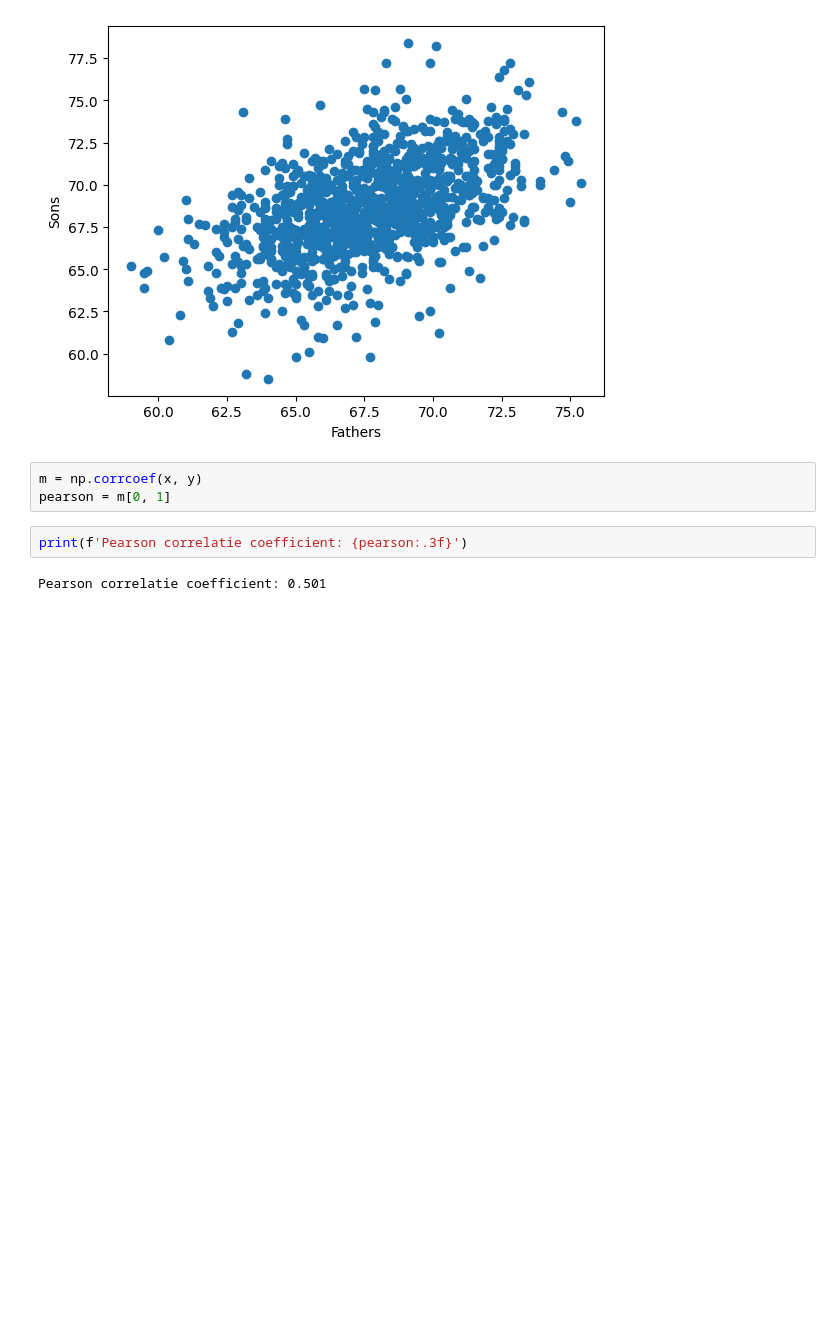
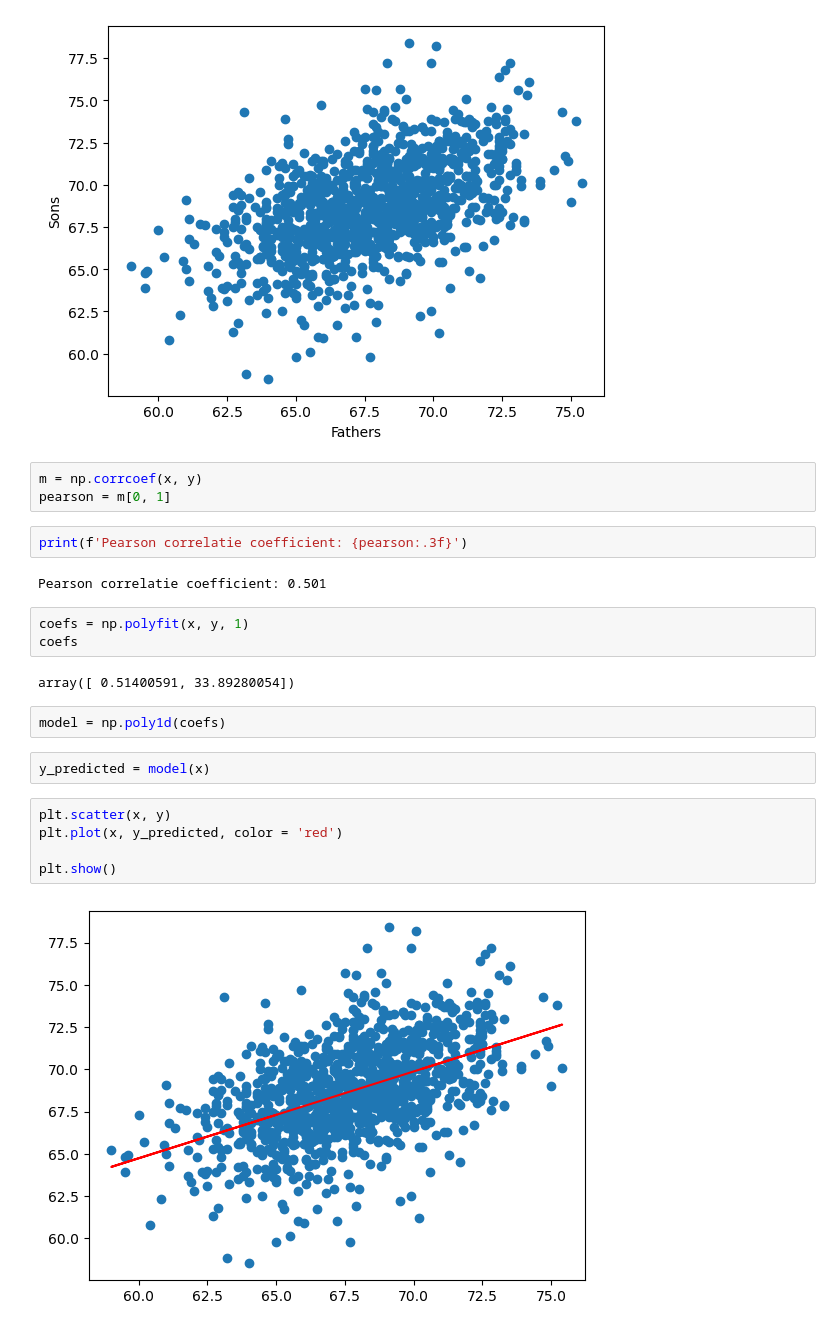
Before and after one commit to get-to-work-together/Python-Data-Analyse-Defensie, a Jupyter notebook: Sandbox/pearson father son.ipynb, the cells around one changed output. Saved outputs shown, nothing was run; the diff lists cells and outputs as text; blank space fills up the shorter version.

```diff
--- a/Sandbox/pearson father son.ipynb
+++ b/Sandbox/pearson father son.ipynb
@@ -36,3 +36,19 @@ pearson = m[0, 1]
 print(f'Pearson correlatie coefficient: {pearson:.3f}')
 # %% [output]
 Pearson correlatie coefficient: 0.501
+# %%
+coefs = np.polyfit(x, y, 1)
+coefs
+# %% [output]
+array([ 0.51400591, 33.89280054])
+# %%
+model = np.poly1d(coefs)
+# %%
+y_predicted = model(x)
+# %%
+plt.scatter(x, y)
+plt.plot(x, y_predicted, color = 'red')
+
+plt.show()
+# %% [output]
+[figure, added]
```
Also changed, not shown: parts of 1 cell of this notebook.
